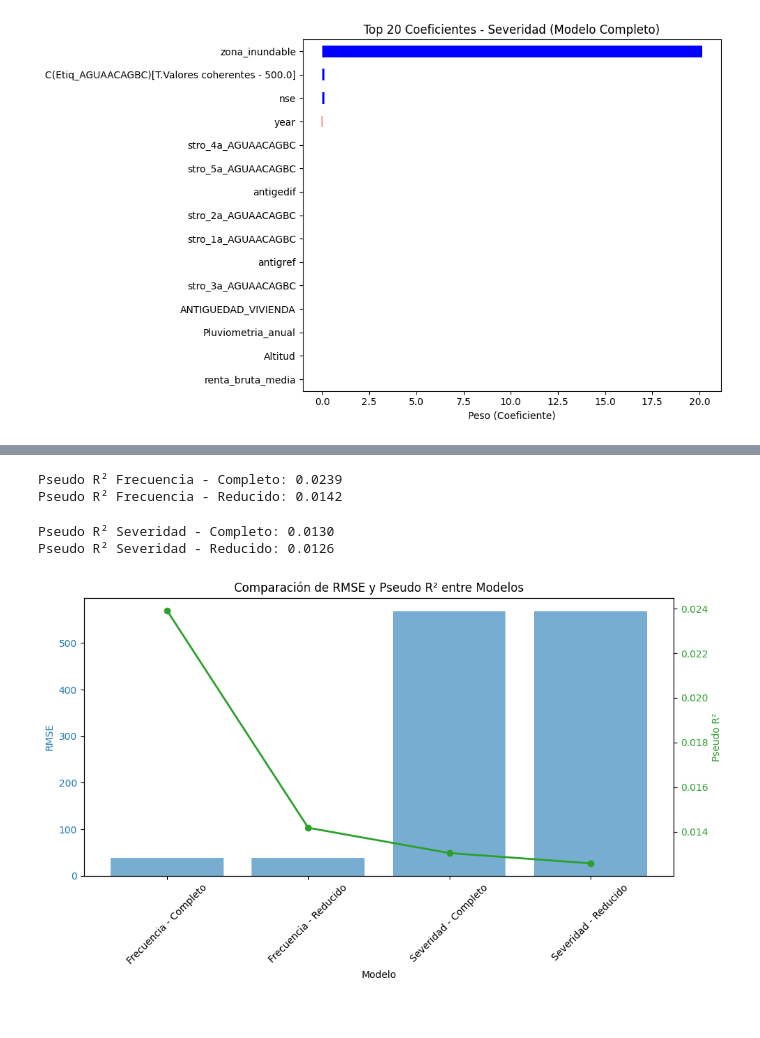
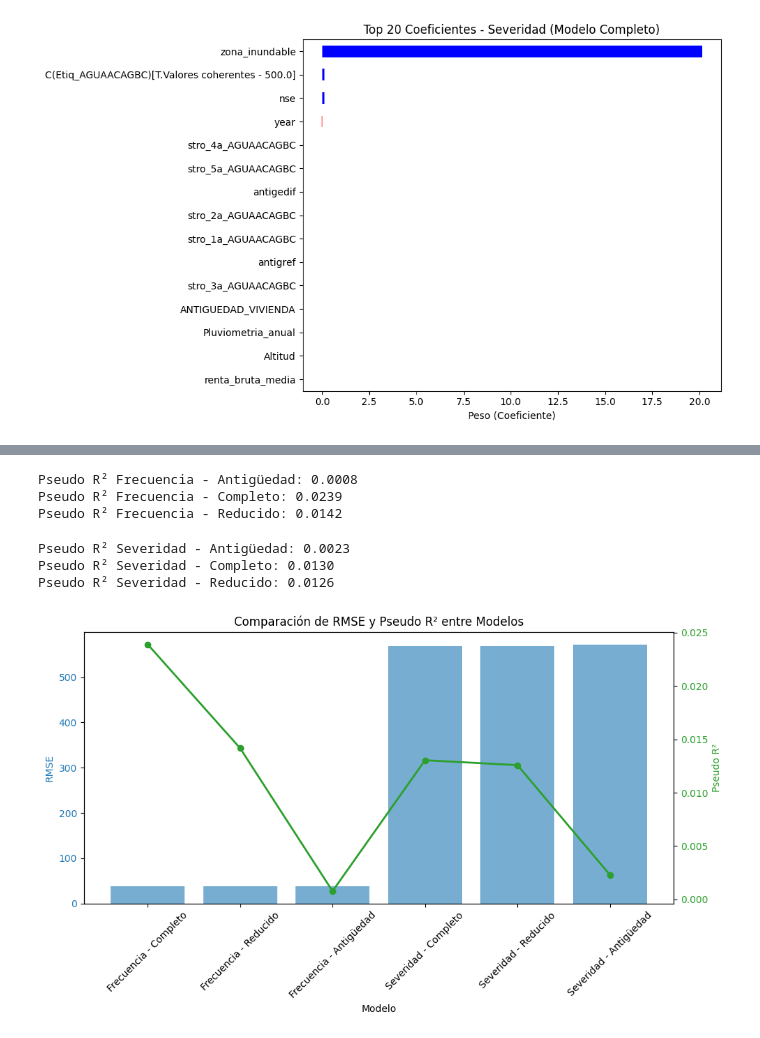
Before and after one commit to mateocivil10/pj_sa_202501, a Jupyter notebook: notebooks/GLM_Pricing_Miguel_Jaime.ipynb, the cells around one changed output, grey strips where cells are left out. Drawn from its saved outputs; the diff is of its cells as text; code cells hidden in the pictures.

```diff
--- a/notebooks/GLM_Pricing_Miguel_Jaime.ipynb
+++ b/notebooks/GLM_Pricing_Miguel_Jaime.ipynb
@@ -337,7 +337,12 @@ RMSE: 38.58286454743089
 # -----------------------------
 # Parte 2: SEVERIDAD - Evaluar los modelos
 # -----------------------------
-df_sev = df[df["severidad"] > 0].copy()
+df_sev = df[df["severidad"] >= 0].copy()
+
+#df_sev = df[df["severidad"].notnull()].copy()
+#df_sev_red = df[(df["stro_Corr_AGUAACAGBC"] > 0) & (df["severidad"].notnull())].copy()
+
+
 factores_sev_1 = ["antigedif", "antigref", "ANTIGUEDAD_VIVIENDA"]
 factores_sev_2 = factores  # modelo completo
 
@@ -478,6 +483,12 @@ RMSE: 568.1885029077712
 # %%
 # -----------------------------
 # Paso Extra: Cálculo de Pseudo R² para modelos GLM
+
+
+# Pseudo R² para Frecuencia - Antigüedad
+null_model_f1 = sm.GLM(yf1, np.ones((yf1.shape[0], 1)), family=sm.families.Poisson()).fit()
+pseudo_r2_f1 = 1 - result_f1.deviance / null_model_f1.deviance
+print(f"Pseudo R² Frecuencia - Antigüedad: {pseudo_r2_f1:.4f}")
 
 # Pseudo R² para Frecuencia - Modelo Completo
 null_model_f2 = sm.GLM(yf2, np.ones((yf2.shape[0], 1)), family=sm.families.Poisson()).fit()
@@ -488,6 +499,11 @@ print(f"Pseudo R² Frecuencia - Completo: {pseudo_r2_f2:.4f}")
 null_model_fr = sm.GLM(yfr, np.ones((yfr.shape[0], 1)), family=sm.families.Poisson()).fit()
 pseudo_r2_fr = 1 - result_frecuencia_red.deviance / null_model_fr.deviance
 print(f"Pseudo R² Frecuencia - Reducido: {pseudo_r2_fr:.4f}")
+
+# Pseudo R² para Severidad - Modelo Antigüedad
+null_model_s1 = sm.GLM(ys1, np.ones((ys1.shape[0], 1)), family=sm.families.Gamma(sm.families.links.log())).fit()
+pseudo_r2_s1 = 1 - result_s1.deviance / null_model_s1.deviance
+print(f"Pseudo R² Severidad - Antigüedad: {pseudo_r2_s1:.4f}")
 
 # Pseudo R² para Severidad - Modelo Completo
 null_model_s2 = sm.GLM(ys2, np.ones((ys2.shape[0], 1)), family=sm.families.Gamma(sm.families.links.log())).fit()
@@ -500,51 +516,73 @@ pseudo_r2_sr = 1 - result_severidad_red.deviance / null_model_sr.deviance
 print(f"Pseudo R² Severidad - Reducido: {pseudo_r2_sr:.4f}")
 
 
-# Calcular RMSE para modelos completos
-df_f2["pred"] = result_f2.predict(Xf2)
-rmse_frec_completo = np.sqrt(mean_squared_error(df_f2["frecuencia"], df_f2["pred"]))
 
 df_s2["pred"] = result_s2.predict(Xs2)
 rmse_sev_completo = np.sqrt(mean_squared_error(df_s2["severidad"], df_s2["pred"]))
 
 
+# Calcular RMSE para Modelo Antigüedad
+df_f1["pred"] = result_f1.predict(Xf1)
+rmse_frec_antig = np.sqrt(mean_squared_error(df_f1["frecuencia"], df_f1["pred"]))
+
+# Calcular RMSE para Modelo Antigüedad
+rmse_sev_antig = np.sqrt(mean_squared_error(df_s1["severidad"], df_s1["pred"]))
+
+
+
 # Gráfico comparativo de RMSE y Pseudo R²
+
 metrics_df = pd.DataFrame({
     "Modelo": [
         "Frecuencia - Completo", "Frecuencia - Reducido",
-        "Severidad - Completo", "Severidad - Reducido"
+        "Frecuencia - Antigüedad",
+        "Severidad - Completo", "Severidad - Reducido",
+        "Severidad - Antigüedad"
     ],
     "RMSE": [
-        rmse_frec_completo, np.sqrt(mean_squared_error(df_fr_eval["frecuencia"], df_fr_eval["pred"])),
-        rmse_sev_completo, np.sqrt(mean_squared_error(df_sr_eval["severidad"], df_sr_eval["pred"]))
+        rmse_frec_completo,
+        np.sqrt(mean_squared_error(df_fr_eval["frecuencia"], df_fr_eval["pred"])),
+        rmse_frec_antig,
+        rmse_sev_completo,
+        np.sqrt(mean_squared_error(df_sr_eval["severidad"], df_sr_eval["pred"])),
+        rmse_sev_antig,
+
     ],
     "Pseudo R²": [
-        pseudo_r2_f2, pseudo_r2_fr,
-        pseudo_r2_s2, pseudo_r2_sr
+        pseudo_r2_f2,
+        pseudo_r2_fr,
+        pseudo_r2_f1,
+        pseudo_r2_s2,
+        pseudo_r2_sr,
+        pseudo_r2_s1
+
     ]
 })
+
 
 fig, ax1 = plt.subplots(figsize=(10, 6))
 
 color = 'tab:blue'
 ax1.set_xlabel("Modelo")
 ax1.set_ylabel("RMSE", color=color)
 ax1.bar(metrics_df["Modelo"], metrics_df["RMSE"], color=color, alpha=0.6)
 ax1.tick_params(axis='y', labelcolor=color)
 plt.xticks(rotation=45)
 
 ax2 = ax1.twinx()
 color = 'tab:green'
 ax2.set_ylabel("Pseudo R²", color=color)
 ax2.plot(metrics_df["Modelo"], metrics_df["Pseudo R²"], color=color, marker='o', linewidth=2)
 ax2.tick_params(axis='y', labelcolor=color)
 
 plt.title("Comparación de RMSE y Pseudo R² entre Modelos")
 plt.tight_layout()
 plt.show()
 # %% [output]
+Pseudo R² Frecuencia - Antigüedad: 0.0008
 Pseudo R² Frecuencia - Completo: 0.0239
 Pseudo R² Frecuencia - Reducido: 0.0142
+Pseudo R² Severidad - Antigüedad: 0.0023
 Pseudo R² Severidad - Completo: 0.0130
 Pseudo R² Severidad - Reducido: 0.0126
-[figure, old version]
+[figure, new version]
```
Also changed, not shown: parts of 6 cells of this notebook, 1 other file.
